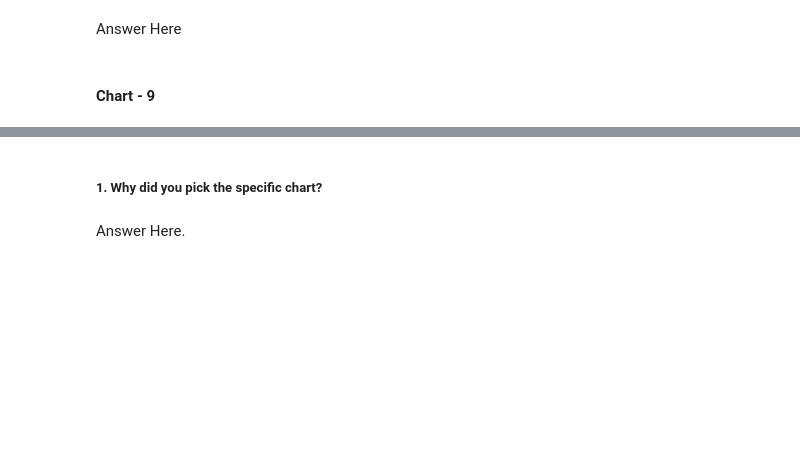
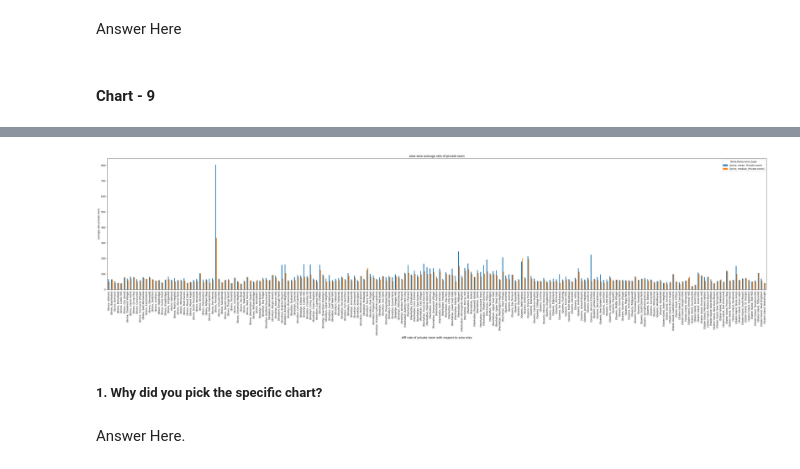
Before and after one commit to nikhilthenge/Airbnb_analysis, a Jupyter notebook: Airbnb_analysis_EDA.ipynb, the cells around one changed output, grey strips where cells are left out. Cells and saved outputs as stored; diff of their text form; code cells hidden in the pictures; blank space fills up the shorter version.

```diff
--- a/Airbnb_analysis_EDA.ipynb
+++ b/Airbnb_analysis_EDA.ipynb
@@ -1141,0 +1142,7 @@ Answer Here
+# %%
+# Chart - 9 visualization code
+# here we calculate average rate of "private room" with according to different neighbourhhod_groop and neighbourhood
+
+pri_rooms=df[df['room_type']=="Private room"]
+private_room_rate_with_area=pri_rooms.groupby(['neighbourhood_group','neighbourhood','room_type']).agg({'price': ['mean','median']}).unstack()
+private_room_rate_with_area
@@ -1142,3 +1166,13 @@ Answer Here
+# %%
+plt.rcParams['figure.figsize']=(50,10)
+
+private_room_rate_with_area.plot(kind='bar')
+plt.title("area wise average rate of private room")
+plt.xlabel('diff rate of private room with respect to area wise',fontsize=12)
+plt.ylabel('average rate private room')
+plt.show()
+# %% [output]
+[figure, added]
 # %% [markdown]
 ##### 1. Why did you pick the specific chart?
 # %% [markdown]
```
Also changed, not shown: parts of 3 cells of this notebook.
